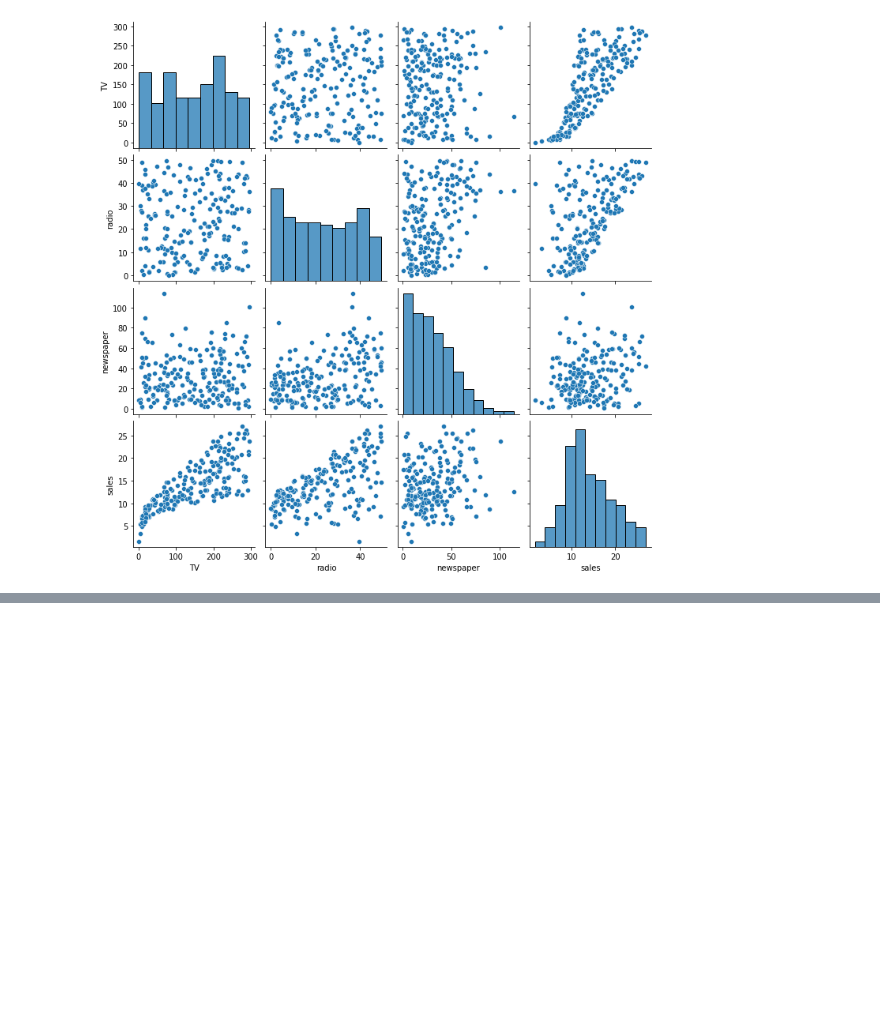
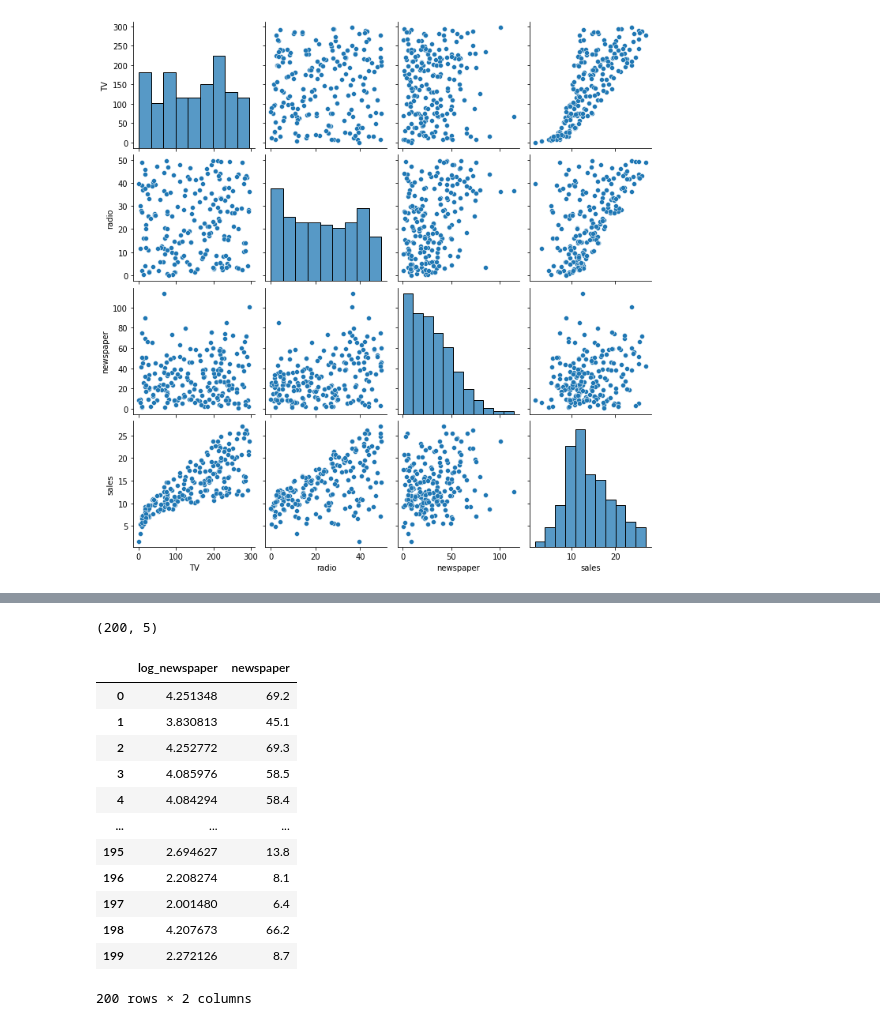
Before and after one commit to sehwan08/marketing_data_analysis, a Jupyter notebook: Marketing Data Analysis - AARRR(Acquisition).ipynb, the cells around one changed output, grey strips where cells are left out. Cells and saved outputs as stored; diff of their text form; code cells hidden in the pictures; blank space fills up the shorter version.

```diff
--- a/Marketing Data Analysis - AARRR(Acquisition).ipynb
+++ b/Marketing Data Analysis - AARRR(Acquisition).ipynb
@@ -96,0 +234,20 @@ sns.pairplot(df,'TV','radio')
+# %%
+# 정규화 진행
+df['log_newspaper'] = np.log(df['newspaper'] + 1) # 무한대가 되지않게 하기 위해 +1
+print(df.shape)
+df[['log_newspaper', 'newspaper']]
+# %% [output]
+(200, 5)
+|  | log_newspaper | newspaper |
+| 0 | 4.251348 | 69.2 |
+| 1 | 3.830813 | 45.1 |
+| 2 | 4.252772 | 69.3 |
+| 3 | 4.085976 | 58.5 |
+| 4 | 4.084294 | 58.4 |
+| ... | ... | ... |
+| 195 | 2.694627 | 13.8 |
+| 196 | 2.208274 | 8.1 |
+| 197 | 2.001480 | 6.4 |
+| 198 | 4.207673 | 66.2 |
+| 199 | 2.272126 | 8.7 |
+200 rows × 2 columns
```
Also changed, not shown: parts of 16 cells of this notebook.
